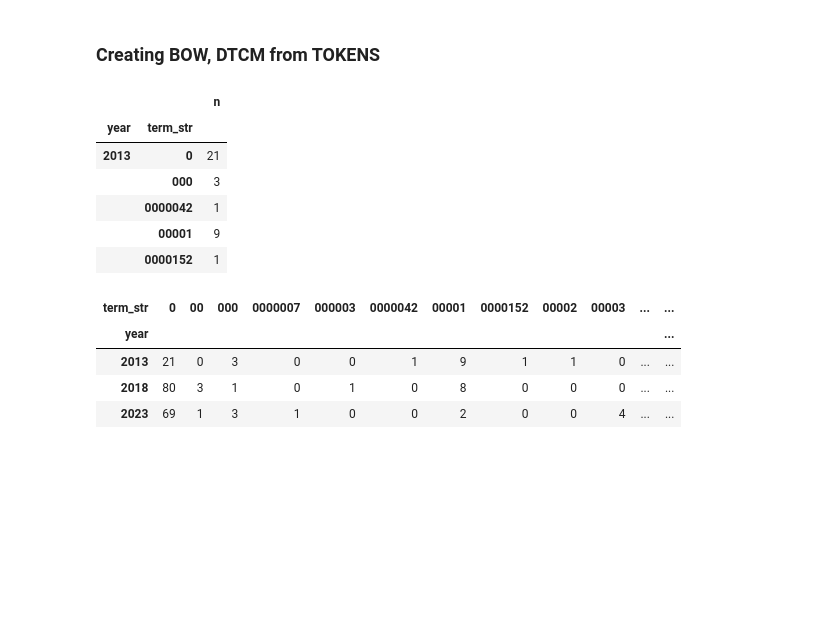
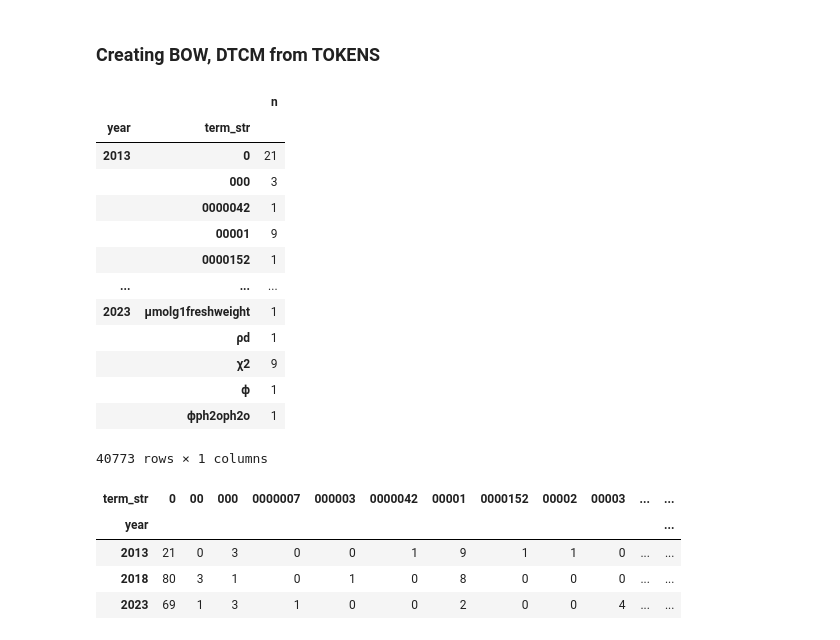
Before and after one commit to caroline-kranefuss/evolving_sentiment_climate, a Jupyter notebook: notebooks/bow_tfidf.ipynb, the cells around one changed output. Drawn from its saved outputs; the diff is of its cells as text; code cells hidden in the pictures; blank space fills up the shorter version.

```diff
--- a/notebooks/bow_tfidf.ipynb
+++ b/notebooks/bow_tfidf.ipynb
@@ -84,15 +85,22 @@ VOCAB = pd.read_csv("csvs/VOCAB/VOCAB_final.csv").set_index("term_str").dropna()
 # %%
 # Define BOW by grouping TOKENS by the proper bag and adding counts
 BOW = TOKENS.groupby(bags[bag]+['term_str']).term_str.count().to_frame('n')
-BOW.head()
+BOW
 # %% [output]
 |  |  | n |
 | year | term_str |  |
 | 2013 | 0 | 21 |
 |  | 000 | 3 |
 |  | 0000042 | 1 |
 |  | 00001 | 9 |
 |  | 0000152 | 1 |
+| ... | ... | ... |
+| 2023 | μmolg1freshweight | 1 |
+|  | ρd | 1 |
+|  | χ2 | 9 |
+|  | ϕ | 1 |
+|  | ϕph2oph2o | 1 |
+40773 rows × 1 columns
 # %%
 # Unstack the BOW to create a Document-Term Coutn Matrix
 DTCM = BOW.n.unstack(fill_value=0)
```
Also changed, not shown: parts of 35 cells of this notebook, 8 other files.
